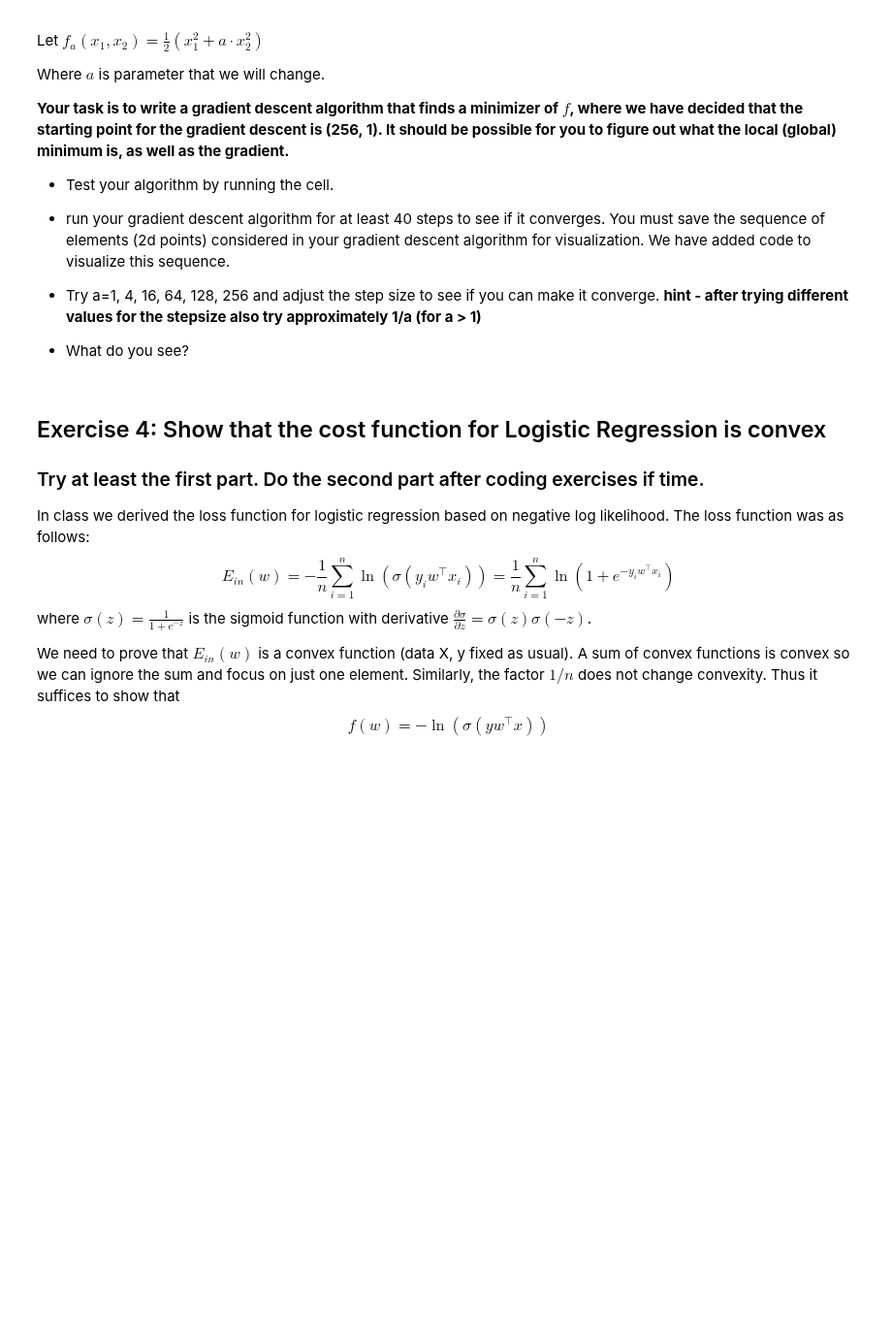
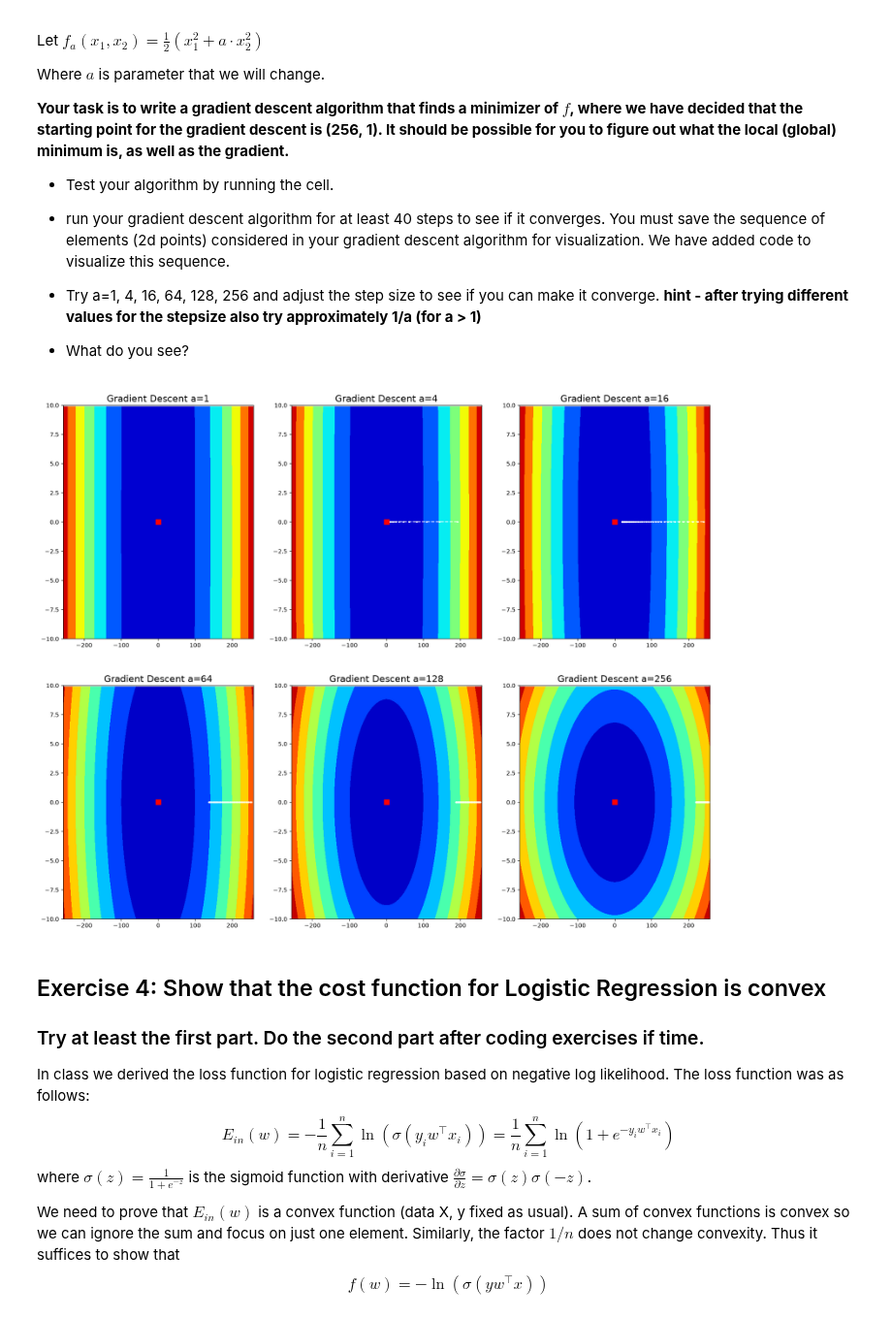
Before and after one commit to snetrolden/Machine-Learning, a Jupyter notebook: ML26/week4/theory.ipynb, the cells around one changed output. Shown at 97% size. Drawn from its saved outputs; the diff is of its cells as text; code cells hidden in the pictures; blank space fills up the shorter version.

```diff
--- a/ML26/week4/theory.ipynb
+++ b/ML26/week4/theory.ipynb
@@ -92,34 +94,43 @@ def visualize(a, path, ax=None):
     h = ax.contourf(xx, yy, z, cmap=plt.get_cmap('jet'))
     ax.plot([x[0] for x in path], [x[1] for x in path], 'w.--', markersize=4)
     ax.plot([0], [0], 'rs', markersize=8) # optimal solution
     ax.set_xlim([-257, 257])
     ax.set_ylim([-y_range, y_range])
 
 def gd(a, step_size=0.1, steps=40):
     """ Run Gradient descent
         params:
         a - the parameter that define the function f
         step_size - constant stepsize to use for gradient descent
         steps - number of steps to run
 
         Returns: out, list with the sequence of points considered during the descent.
     """
     out = []
     x = np.array([256.0, 1.0]) # starting point
 
     ### YOUR CODE HERE
+
+
+
+    for t in range(steps):
+        newx = np.array([x[0] - step_size * x[0], x[1] - step_size*a*x[1]])
+        x = newx
+        out.append(x)
     ### END CODE
     return out
 
 fig, axes = plt.subplots(2, 3, figsize=(20, 16))
 ateam = [[1, 4, 16], [64, 128, 256]]
 for i in range(2):
     for j in range(3):
         ax = axes[i][j]
         a = ateam[i][j]
-        path = gd(a, step_size=0.1, steps=40) # use good step size here instead of standard value
+        path = gd(a, step_size=1/a, steps=40) # use good step size here instead of standard value
         visualize(a, path, ax)
         ax.set_title('Gradient Descent a={0}'.format(a), fontsize=16)
+# %% [output]
+[figure, added]
 # %% [markdown]
 ## Exercise 4:  Show that the cost function for Logistic Regression is convex
 ### Try at least the first part. Do the second part after coding exercises if time.
```
Also changed, not shown: parts of 1 cell of this notebook, 2 other files.
